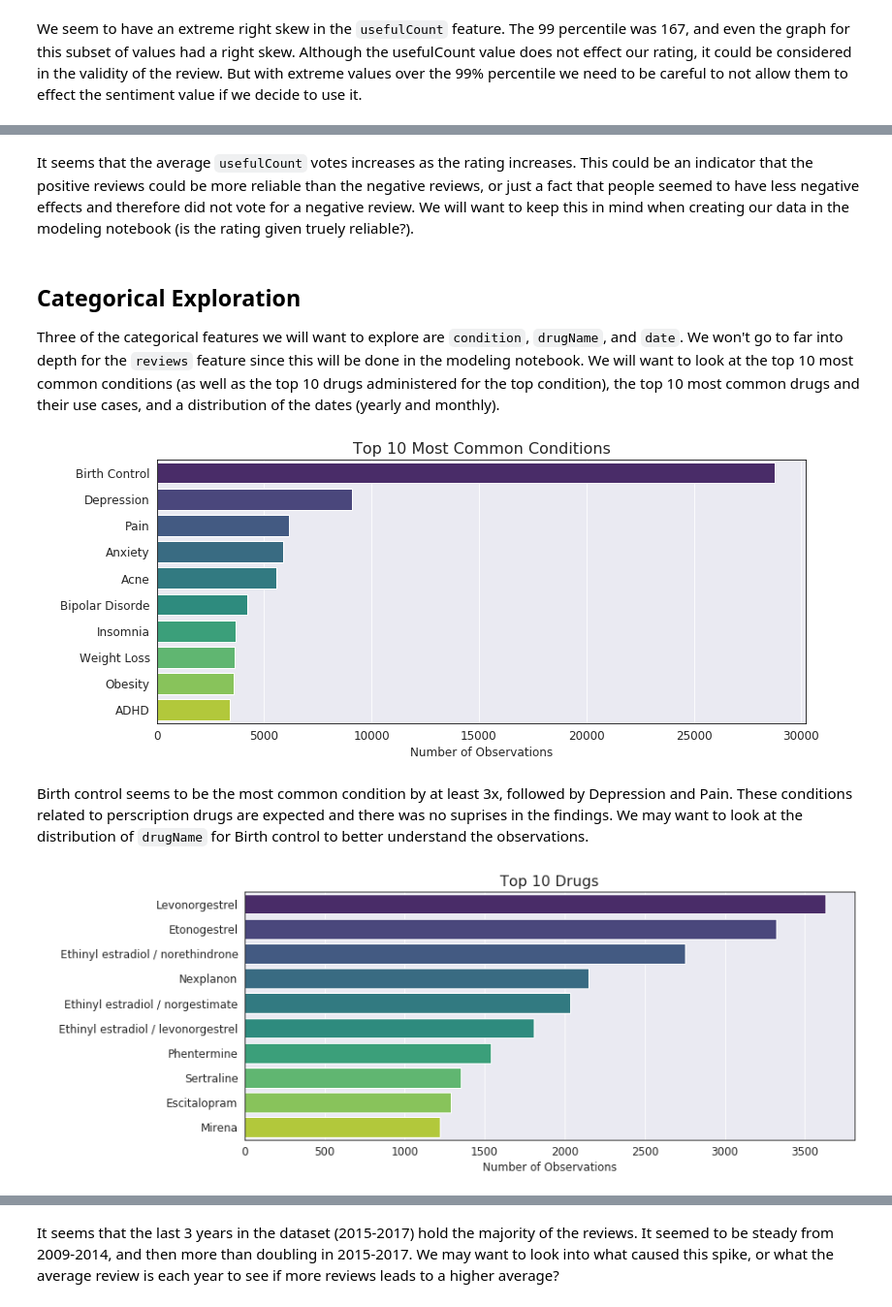
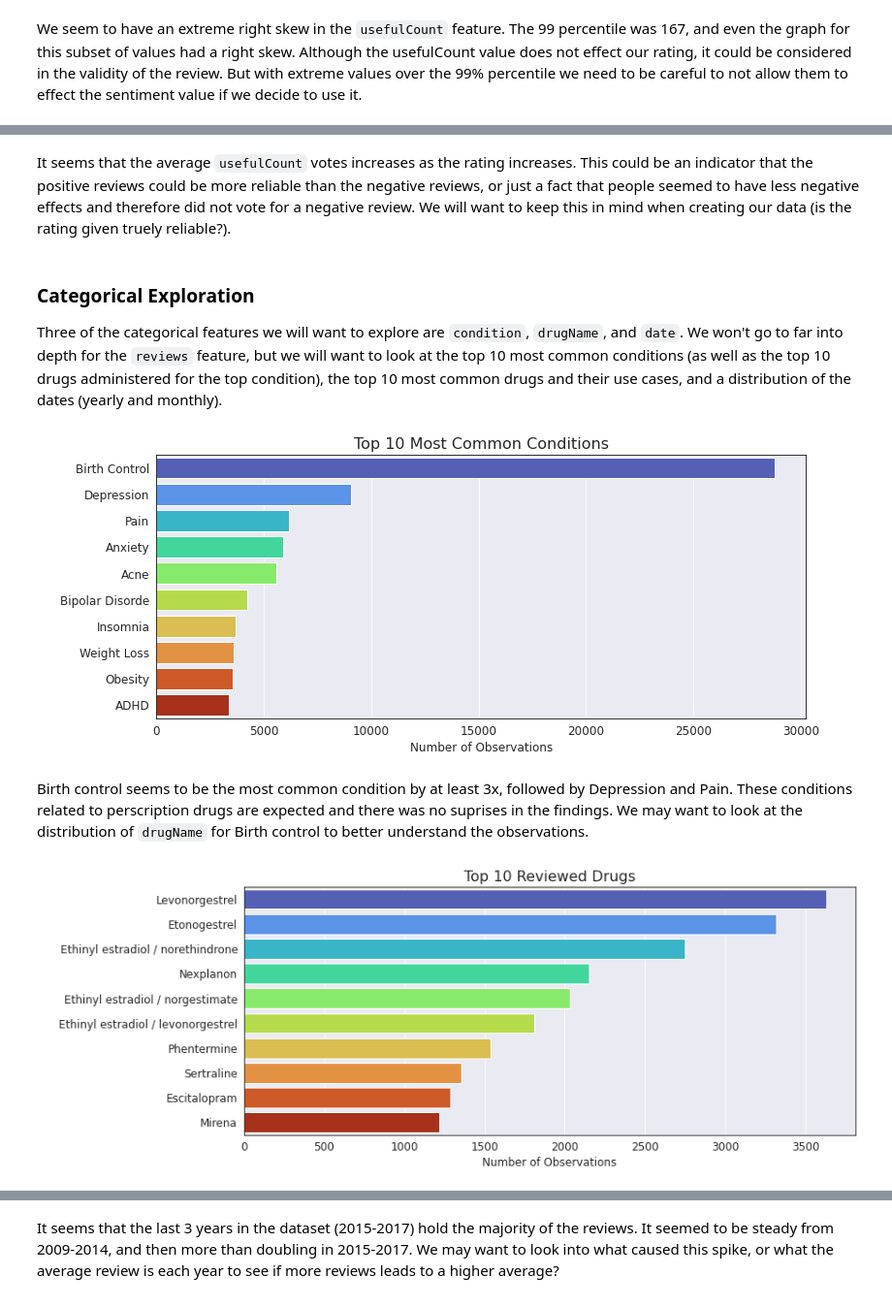
Before and after one commit to dhelms1/drug_data_analysis, a Jupyter notebook: SentimentAnalysis.ipynb, the cells around one changed output, grey strips where cells are left out. Shown at 97% size. Saved outputs shown, nothing was run; the diff lists cells and outputs as text; code cells hidden in the pictures.

```diff
--- a/SentimentAnalysis.ipynb
+++ b/SentimentAnalysis.ipynb
@@ -40,7 +44,6 @@ import seaborn as sns
 
 # Set style parameters for graphs
 sns.set_style("darkgrid", {'axes.edgecolor': 'black'})
-sns.set_palette(palette=sns.color_palette("viridis", 10))
 plt.rcParams['font.size'] = 12
 plt.rcParams['axes.titlesize'] = 16
 plt.rcParams["legend.edgecolor"] = 'black'
@@ -72,3 +96,6 @@ We want to read in data from the UCI archive directly since we are using SageMak
+# %%
+train = pd.read_csv(f'{data_dir}/drugsComTrain_raw.tsv', sep = '\t')
+test = pd.read_csv(f'{data_dir}/drugsComTest_raw.tsv', sep = '\t')
 # %%
 train.drop('Unnamed: 0', axis=1, inplace=True) # unique id (not needed)
 train.head()
@@ -181,29 +204,29 @@ plt.show();
 # %% [markdown]
-It seems that the average `usefulCount` votes increases as the rating increases. This could be an indicator that the positive reviews could be more reliable than the negative reviews, or just a fact that people seemed to have less negative effects and therefore did not vote for a negative review. We will want to keep this in mind when creating our data in the modeling notebook (is the rating given truely reliable?).
+It seems that the average `usefulCount` votes increases as the rating increases. This could be an indicator that the positive reviews could be more reliable than the negative reviews, or just a fact that people seemed to have less negative effects and therefore did not vote for a negative review. We will want to keep this in mind when creating our data (is the rating given truely reliable?).
 # %% [markdown]
-## Categorical Exploration
+### Categorical Exploration
 
-Three of the categorical features we will want to explore are `condition`, `drugName`, and `date`. We won't go to far into depth for the `reviews` feature since this will be done in the modeling notebook. We will want to look at the top 10 most common conditions (as well as the top 10 drugs administered for the top condition), the top 10 most common drugs and their use cases, and a distribution of the dates (yearly and monthly).
+Three of the categorical features we will want to explore are `condition`, `drugName`, and `date`. We won't go to far into depth for the `reviews` feature, but we will want to look at the top 10 most common conditions (as well as the top 10 drugs administered for the top condition), the top 10 most common drugs and their use cases, and a distribution of the dates (yearly and monthly).
 # %%
 top10_condition = train.groupby('condition').agg('count').sort_values(by ='drugName', ascending=False)[:10]
 
 plt.figure(figsize=(12,5))
-sns.barplot(y=top10_condition['index'].index, x=top10_condition['index'].values)
+sns.barplot(y=top10_condition['index'].index, x=top10_condition['index'].values, palette=sns.color_palette("turbo", 10))
 plt.xlabel('Number of Observations')
 plt.ylabel(' ')
 plt.title('Top 10 Most Common Conditions')
 plt.show();
 # %% [output]
-[figure, old version]
+[figure, new version]
 # %% [markdown]
 Birth control seems to be the most common condition by at least 3x, followed by Depression and Pain. These conditions related to perscription drugs are expected and there was no suprises in the findings. We may want to look at the distribution of `drugName` for Birth control to better understand the observations.
 # %%
 top_drugs = train.groupby('drugName').agg('count').sort_values(by ='review', ascending=False)[:10]
 plt.figure(figsize=(12,5))
-sns.barplot(y=top_drugs['index'].index, x=top_drugs['index'].values)
+sns.barplot(y=top_drugs['index'].index, x=top_drugs['index'].values, palette=sns.color_palette("turbo", 10))
 plt.xlabel('Number of Observations')
 plt.ylabel(' ')
-plt.title('Top 10 Drugs')
+plt.title('Top 10 Reviewed Drugs')
 plt.show();
 # %% [output]
-[figure, old version]
+[figure, new version]
```
Also changed, not shown: parts of 27 cells of this notebook.
